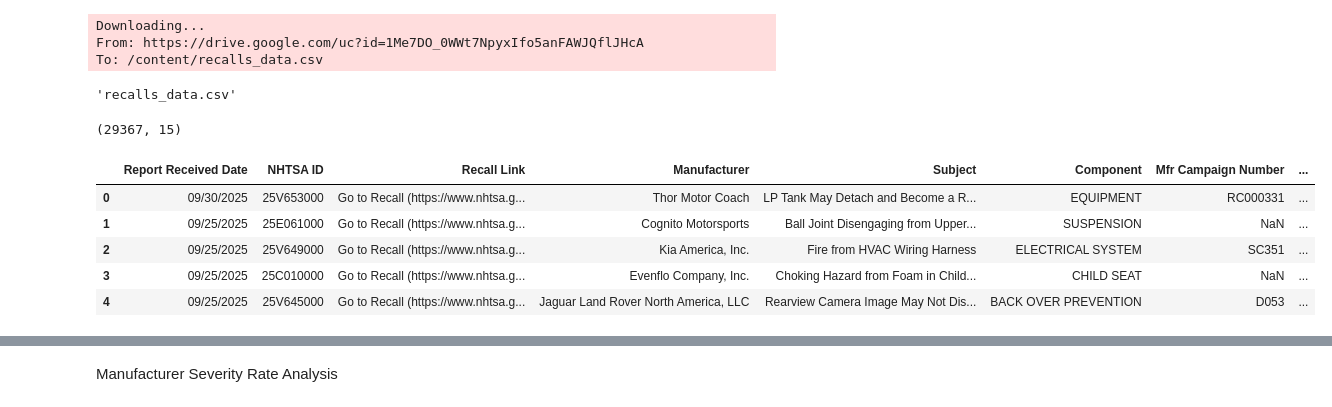
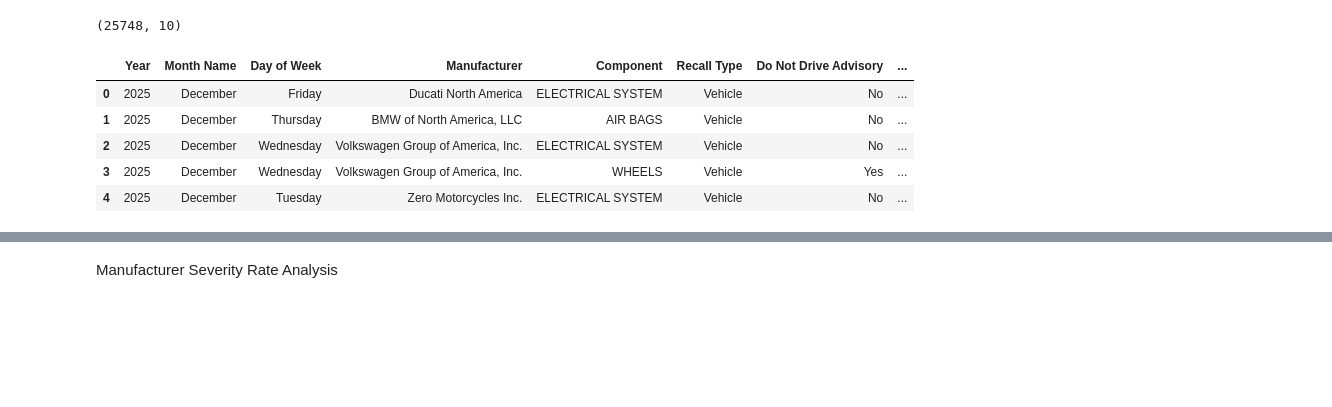
Before and after one commit to vivianaalba/car-recalls-clustering, a Jupyter notebook: clustering.ipynb, the cells around one changed output, grey strips where cells are left out. Saved outputs shown, nothing was run; the diff lists cells and outputs as text; code cells hidden in the pictures; blank space fills up the shorter version.

```diff
--- a/clustering.ipynb
+++ b/clustering.ipynb
@@ -18,28 +17,16 @@ from sklearn.metrics import davies_bouldin_score
 from sklearn.metrics import calinski_harabasz_score
 
 RANDOM_STATE = 42
-# %%
-# this automatically downloads the dataset to our colab directory
-# colab directories are cleared after we end a session
-# so we neeed to download it every time
-url = "https://drive.google.com/uc?id=1Me7DO_0WWt7NpyxIfo5anFAWJQflJHcA"
-output = "recalls_data.csv"
-gdown.download(url, output, quiet=False)
-# %% [output]
-Downloading...
-From: https://drive.google.com/uc?id=1Me7DO_0WWt7NpyxIfo5anFAWJQflJHcA
-To: /content/recalls_data.csv
-'recalls_data.csv'
 # %%
 # check to make sure data was imported correctly
-recall_df_full = pd.read_csv("recalls_data.csv")
-print(recall_df_full.shape)
-display(recall_df_full.head())
+recall_df = pd.read_csv("data/clean_recalls_data.csv")
+print(recall_df.shape)
+display(recall_df.head())
 # %% [output]
-(29367, 15)
+(25748, 10)
-|  | Report Received Date | NHTSA ID | Recall Link | Manufacturer | Subject | Component | Mfr Campaign Number | ... |
-| 0 | 09/30/2025 | 25V653000 | Go to Recall (https://www.nhtsa.g... | Thor Motor Coach | LP Tank May Detach and Become a R... | EQUIPMENT | RC000331 | ... |
-| 1 | 09/25/2025 | 25E061000 | Go to Recall (https://www.nhtsa.g... | Cognito Motorsports | Ball Joint Disengaging from Upper... | SUSPENSION | NaN | ... |
-| 2 | 09/25/2025 | 25V649000 | Go to Recall (https://www.nhtsa.g... | Kia America, Inc. | Fire from HVAC Wiring Harness | ELECTRICAL SYSTEM | SC351 | ... |
-| 3 | 09/25/2025 | 25C010000 | Go to Recall (https://www.nhtsa.g... | Evenflo Company, Inc. | Choking Hazard from Foam in Child... | CHILD SEAT | NaN | ... |
-| 4 | 09/25/2025 | 25V645000 | Go to Recall (https://www.nhtsa.g... | Jaguar Land Rover North America, LLC | Rearview Camera Image May Not Dis... | BACK OVER PREVENTION | D053 | ... |
+|  | Year | Month Name | Day of Week | Manufacturer | Component | Recall Type | Do Not Drive Advisory | ... |
+| 0 | 2025 | December | Friday | Ducati North America | ELECTRICAL SYSTEM | Vehicle | No | ... |
+| 1 | 2025 | December | Thursday | BMW of North America, LLC | AIR BAGS | Vehicle | No | ... |
+| 2 | 2025 | December | Wednesday | Volkswagen Group of America, Inc. | ELECTRICAL SYSTEM | Vehicle | No | ... |
+| 3 | 2025 | December | Wednesday | Volkswagen Group of America, Inc. | WHEELS | Vehicle | Yes | ... |
+| 4 | 2025 | December | Tuesday | Zero Motorcycles Inc. | ELECTRICAL SYSTEM | Vehicle | No | ... |
```
Also changed, not shown: parts of 28 cells of this notebook, 1 other file.
